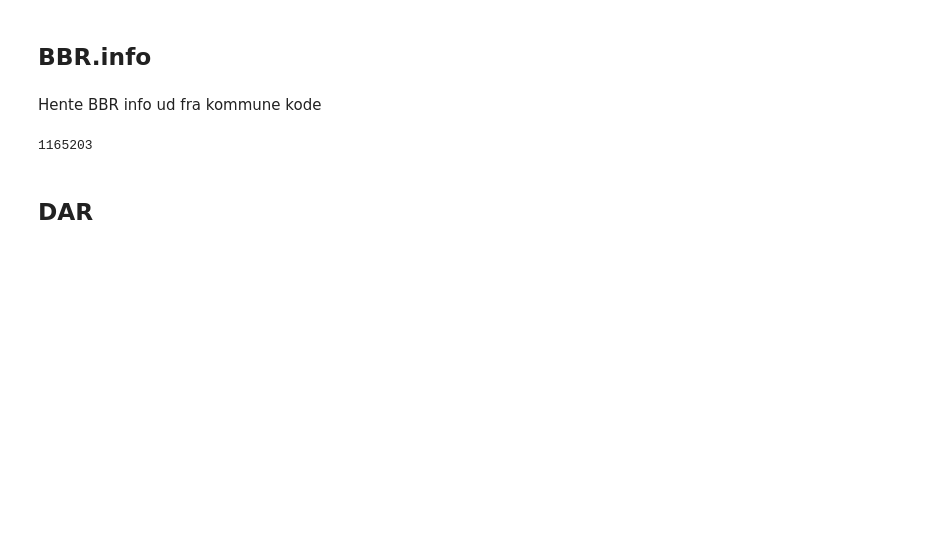
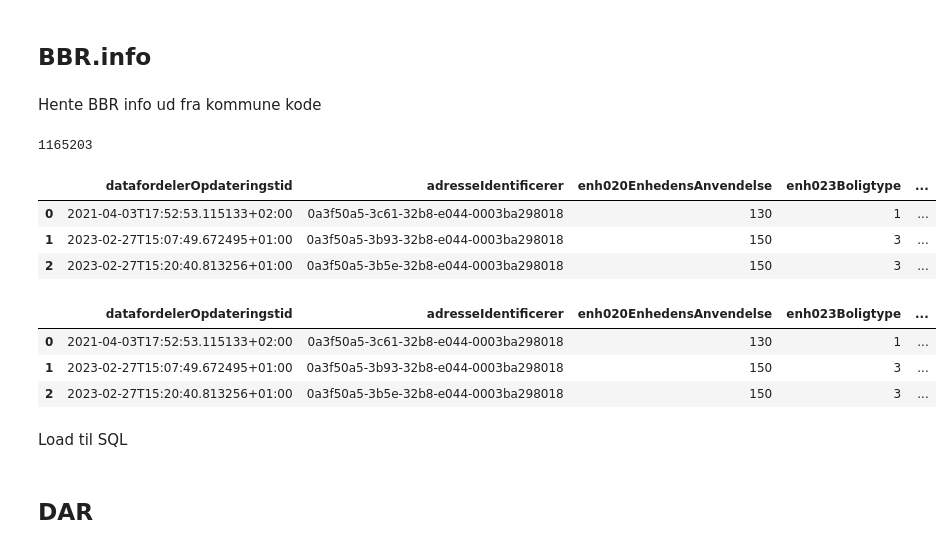
Before and after one commit to vietnhprivat/realestate_priceforecasting, a Jupyter notebook: src/dataload.ipynb, the cells around one changed output. Drawn from its saved outputs; the diff is of its cells as text; code cells hidden in the pictures; blank space fills up the shorter version.

```diff
--- a/src/dataload.ipynb
+++ b/src/dataload.ipynb
@@ -202,7 +424,33 @@ print("Length:", len(final_df))
 # %%
 # Load pickle file
 bbr_df = pd.read_pickle(r"C:\Users\viet-intel\boligpriser\data\output\bbr_enhed.pkl")
 
 print(len(bbr_df))
+
+bbr_df.head(3)
 # %% [output]
 1165203
+|  | datafordelerOpdateringstid | adresseIdentificerer | enh020EnhedensAnvendelse | enh023Boligtype | ... |
+| 0 | 2021-04-03T17:52:53.115133+02:00 | 0a3f50a5-3c61-32b8-e044-0003ba298018 | 130 | 1 | ... |
+| 1 | 2023-02-27T15:07:49.672495+01:00 | 0a3f50a5-3b93-32b8-e044-0003ba298018 | 150 | 3 | ... |
+| 2 | 2023-02-27T15:20:40.813256+01:00 | 0a3f50a5-3b5e-32b8-e044-0003ba298018 | 150 | 3 | ... |
+# %%
+columns = ['datafordelerOpdateringstid', 'adresseIdentificerer', 'enh020EnhedensAnvendelse', 'enh023Boligtype',
+           'enh026EnhedensSamledeAreal', 'enh027ArealTilBeboelse', 'enh030KildeTilEnhedensArealer', 'enh031AntalVærelser',
+           'enh032Toiletforhold', 'enh033Badeforhold', 'enh034Køkkenforhold', 'enh045Udlejningsforhold',
+           'enh048GodkendtTomBolig', 'enh065AntalVandskylledeToiletter', 'enh066AntalBadeværelser', 'enh071AdresseFunktion',
+           'etage', 'forretningshændelse', 'forretningsområde', 'forretningsproces', 'id_lokalId', 'id_namespace',
+           'kommunekode', 'opgang', 'registreringFra', 'registreringsaktør', 'status', 'virkningFra', 'virkningsaktør',
+           'bygning', 'enh024KondemneretBoligenhed', 'enh067Støjisolering']
+
+# Create new DataFrame with the selected columns
+bbr_df = bbr_df[columns]
+
+bbr_df.head(3)
+# %% [output]
+|  | datafordelerOpdateringstid | adresseIdentificerer | enh020EnhedensAnvendelse | enh023Boligtype | ... |
+| 0 | 2021-04-03T17:52:53.115133+02:00 | 0a3f50a5-3c61-32b8-e044-0003ba298018 | 130 | 1 | ... |
+| 1 | 2023-02-27T15:07:49.672495+01:00 | 0a3f50a5-3b93-32b8-e044-0003ba298018 | 150 | 3 | ... |
+| 2 | 2023-02-27T15:20:40.813256+01:00 | 0a3f50a5-3b5e-32b8-e044-0003ba298018 | 150 | 3 | ... |
+# %% [markdown]
+Load til SQL
```
Also changed, not shown: parts of 15 cells of this notebook, 1 other file.
